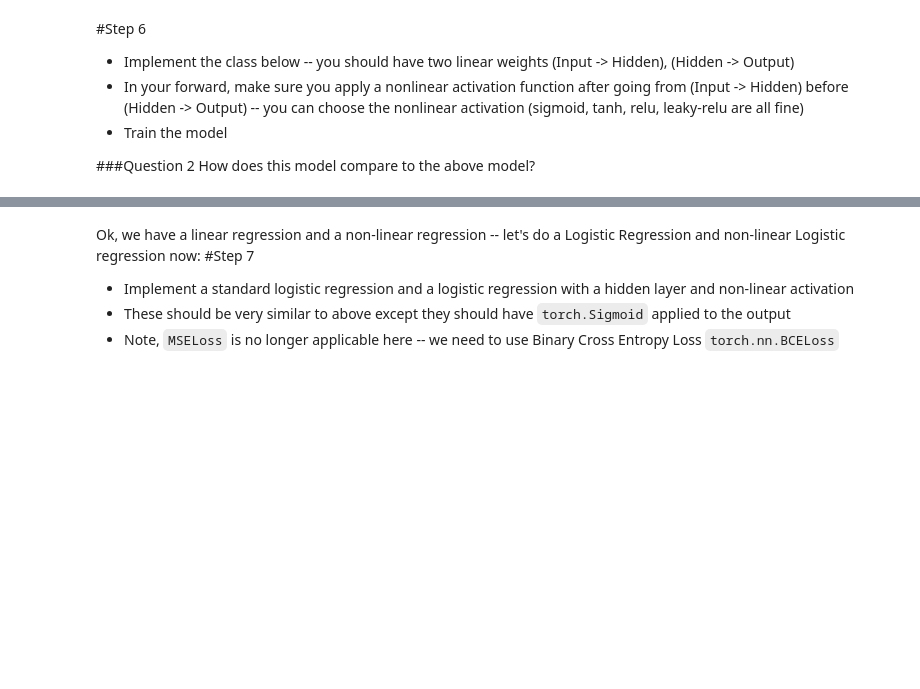
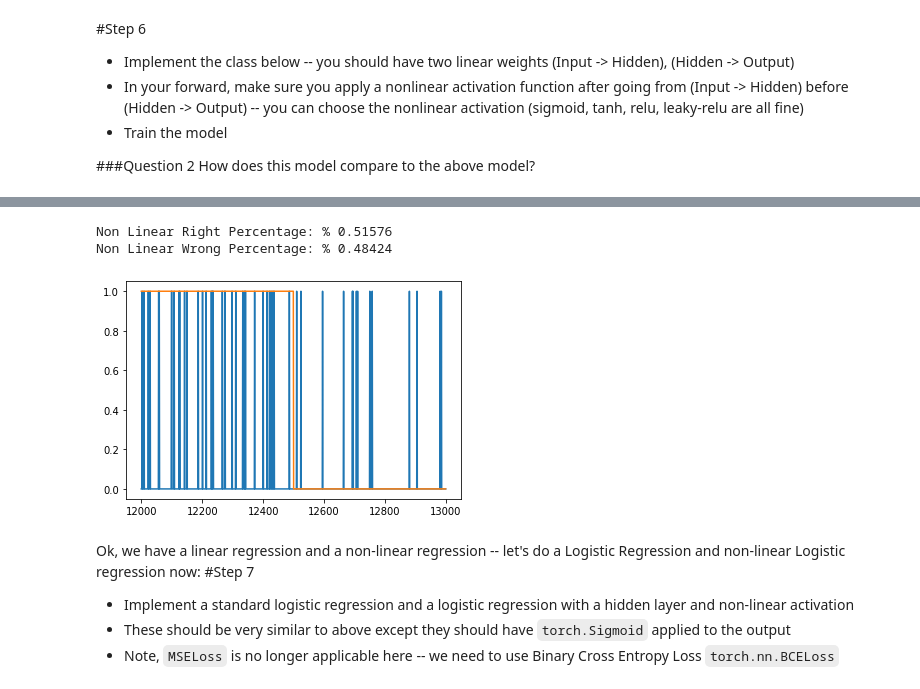
Before and after one commit to deangarcia/NLP, a Jupyter notebook: NLP_Assignment2_Starter.ipynb, the cells around one changed output, grey strips where cells are left out. Saved outputs shown, nothing was run; the diff lists cells and outputs as text; code cells hidden in the pictures; blank space fills up the shorter version.

```diff
--- a/NLP_Assignment2_Starter.ipynb
+++ b/NLP_Assignment2_Starter.ipynb
@@ -368,6 +382,36 @@ epoch 501 / 2500, step 4 / 5000, loss = 0.0000
 epoch 1001 / 2500, step 4 / 5000, loss = 0.0000
 epoch 1501 / 2500, step 4 / 5000, loss = 0.0000
 epoch 2001 / 2500, step 4 / 5000, loss = 0.0000
+# %%
+non_lin_predicted = nonlinear_model(X_unigrams).cpu().detach().numpy()
+
+non_lin_predicted_adjusted = []
+non_lin_right_wrong = {"right": 0, "wrong": 0}
+for i in range(len(non_lin_predicted)):
+  if non_lin_predicted[i] >= 0.5:
+    non_lin_predicted_adjusted.append(1)
+    if non_lin_predicted_adjusted[i] is ratings[i]:
+      non_lin_right_wrong["right"] = non_lin_right_wrong["right"] + 1
+    else:
+      non_lin_right_wrong["wrong"] = non_lin_right_wrong["wrong"] + 1
+  else:
+    non_lin_predicted_adjusted.append(0)
+    if non_lin_predicted_adjusted[i] is ratings[i]:
+      non_lin_right_wrong["right"] = non_lin_right_wrong["right"] + 1
+    else:
+      non_lin_right_wrong["wrong"] = non_lin_right_wrong["wrong"] + 1
+
+
+print("Non Linear Correct Right Percentage: %", non_lin_right_wrong["right"]/len(non_lin_predicted))
+print("Non Linear Correct Wrong Percentage: %", non_lin_right_wrong["wrong"]/len(non_lin_predicted))
+plt.plot(array_review[12000:13000], non_lin_predicted_adjusted[12000:13000])
+plt.plot(array_review[12000:13000], ratings[12000:13000])
+# calculate mean square loss
+plt.show()
+# %% [output]
+Non Linear Right Percentage: % 0.51576
+Non Linear Wrong Percentage: % 0.48424
+[figure, added]
 # %% [markdown]
 Ok, we have a linear regression and a non-linear regression -- let's do a Logistic Regression and non-linear Logistic regression now:
 #Step 7
```
Also changed, not shown: parts of 10 cells of this notebook.
